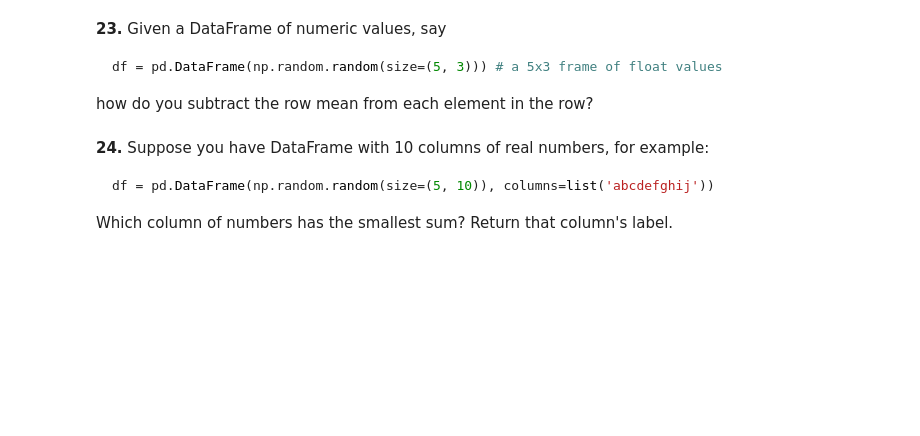
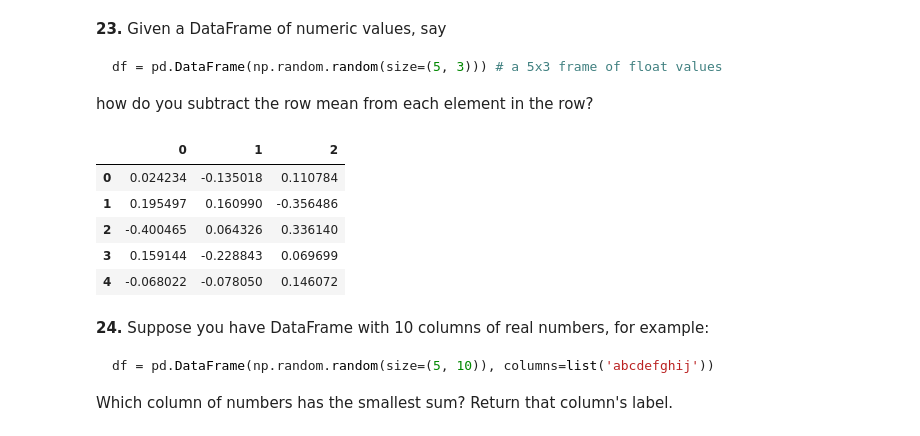
Before and after one commit to princeBarimene/100-pandas-puzzles, a Jupyter notebook: 100-pandas-puzzles.ipynb, the cells around one changed output. Drawn from its saved outputs; the diff is of its cells as text; code cells hidden in the pictures; blank space fills up the shorter version.

Commit message:
subtract mean of rows from elements in a dataframe

````diff
--- a/100-pandas-puzzles.ipynb
+++ b/100-pandas-puzzles.ipynb
@@ -327,6 +327,16 @@ df = pd.DataFrame(np.random.random(size=(5, 3))) # a 5x3 frame of float values
 ```
 
 how do you subtract the row mean from each element in the row?
+# %%
+df = pd.DataFrame(np.random.random(size=(5, 3)))
+df.sub(df.mean(axis=1), axis=0)
+# %% [output]
+|  | 0 | 1 | 2 |
+| 0 | 0.024234 | -0.135018 | 0.110784 |
+| 1 | 0.195497 | 0.160990 | -0.356486 |
+| 2 | -0.400465 | 0.064326 | 0.336140 |
+| 3 | 0.159144 | -0.228843 | 0.069699 |
+| 4 | -0.068022 | -0.078050 | 0.146072 |
 # %% [markdown]
 **24.** Suppose you have DataFrame with 10 columns of real numbers, for example:
 
````
